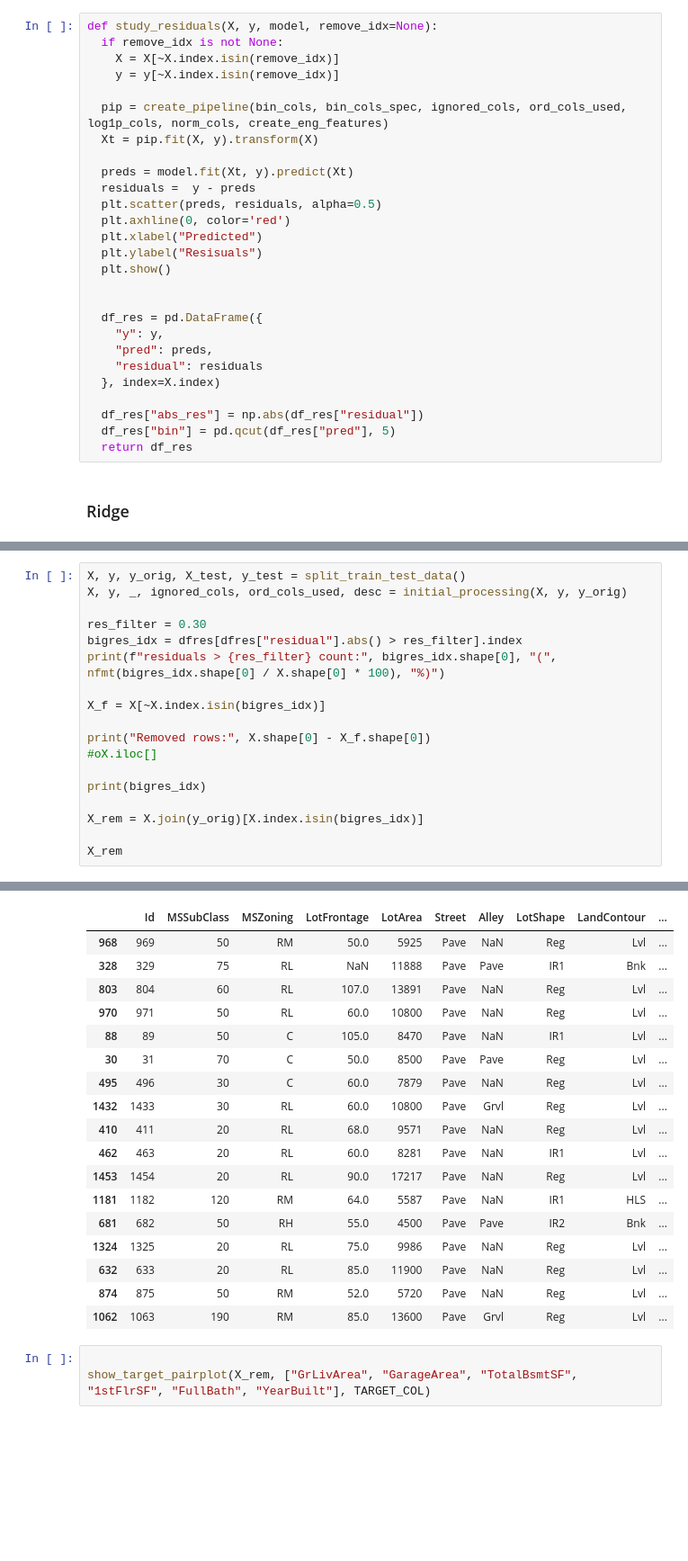
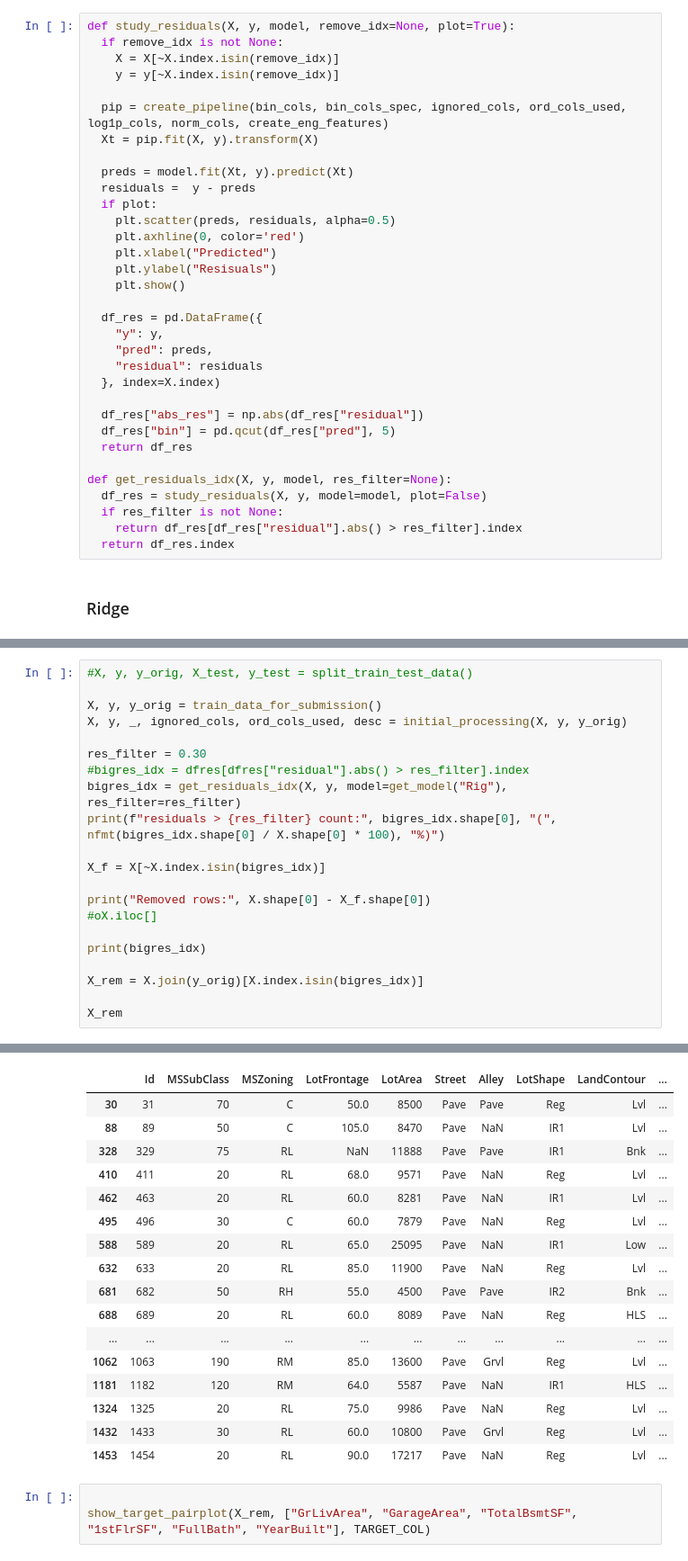
Before and after one commit to javrudsky/machine_learning, a Jupyter notebook: kaggle/housing/housing_v2.ipynb, the cells around one changed output, grey strips where cells are left out. Shown at 90% size. Cells and saved outputs as stored; diff of their text form; blank space fills up the shorter version.

```diff
--- a/kaggle/housing/housing_v2.ipynb
+++ b/kaggle/housing/housing_v2.ipynb
@@ -1903,7 +1944,7 @@ norm_cols = [col for col in df_norm.columns[df_norm.dtypes != "str"] if col not
 # %% [markdown]
 ### Functions
 # %%
-def study_residuals(X, y, model, remove_idx=None):
+def study_residuals(X, y, model, remove_idx=None, plot=True):
   if remove_idx is not None:
     X = X[~X.index.isin(remove_idx)]
     y = y[~X.index.isin(remove_idx)]
@@ -1913,12 +1954,12 @@ def study_residuals(X, y, model, remove_idx=None):
 
   preds = model.fit(Xt, y).predict(Xt)
   residuals =  y - preds
-  plt.scatter(preds, residuals, alpha=0.5)
-  plt.axhline(0, color='red')
-  plt.xlabel("Predicted")
-  plt.ylabel("Resisuals")
-  plt.show()
-
+  if plot:
+    plt.scatter(preds, residuals, alpha=0.5)
+    plt.axhline(0, color='red')
+    plt.xlabel("Predicted")
+    plt.ylabel("Resisuals")
+    plt.show()
 
   df_res = pd.DataFrame({
     "y": y,
@@ -1929,6 +1970,12 @@ def study_residuals(X, y, model, remove_idx=None):
   df_res["abs_res"] = np.abs(df_res["residual"])
   df_res["bin"] = pd.qcut(df_res["pred"], 5)
   return df_res
+
+def get_residuals_idx(X, y, model, res_filter=None):
+  df_res = study_residuals(X, y, model=model, plot=False)
+  if res_filter is not None:
+    return df_res[df_res["residual"].abs() > res_filter].index
+  return df_res.index
 # %% [markdown]
 ### Ridge
 # %%
@@ -1970,9 +2011,12 @@ Name: abs_res, dtype: float64
 # %%
-X, y, y_orig, X_test, y_test = split_train_test_data()
+#X, y, y_orig, X_test, y_test = split_train_test_data()
+
+X, y, y_orig = train_data_for_submission()
 X, y, _, ignored_cols, ord_cols_used, desc = initial_processing(X, y, y_orig)
 
 res_filter = 0.30
-bigres_idx = dfres[dfres["residual"].abs() > res_filter].index
+#bigres_idx = dfres[dfres["residual"].abs() > res_filter].index
+bigres_idx = get_residuals_idx(X, y, model=get_model("Rig"), res_filter=res_filter)
 print(f"residuals > {res_filter} count:", bigres_idx.shape[0], "(", nfmt(bigres_idx.shape[0] / X.shape[0] * 100), "%)")
 
 X_f = X[~X.index.isin(bigres_idx)]
@@ -1993,22 +2040,21 @@ Index([ 968,  328,  803,  970,   88,   30,  495, 1432,  410,  462, 1453, 1181,
       dtype='int64')
 |  | Id | MSSubClass | MSZoning | LotFrontage | LotArea | Street | Alley | LotShape | LandContour | ... |
-| 968 | 969 | 50 | RM | 50.0 | 5925 | Pave | NaN | Reg | Lvl | ... |
+| 30 | 31 | 70 | C | 50.0 | 8500 | Pave | Pave | Reg | Lvl | ... |
+| 88 | 89 | 50 | C | 105.0 | 8470 | Pave | NaN | IR1 | Lvl | ... |
 | 328 | 329 | 75 | RL | NaN | 11888 | Pave | Pave | IR1 | Bnk | ... |
-| 803 | 804 | 60 | RL | 107.0 | 13891 | Pave | NaN | Reg | Lvl | ... |
-| 970 | 971 | 50 | RL | 60.0 | 10800 | Pave | NaN | Reg | Lvl | ... |
-| 88 | 89 | 50 | C | 105.0 | 8470 | Pave | NaN | IR1 | Lvl | ... |
-| 30 | 31 | 70 | C | 50.0 | 8500 | Pave | Pave | Reg | Lvl | ... |
-| 495 | 496 | 30 | C | 60.0 | 7879 | Pave | NaN | Reg | Lvl | ... |
-| 1432 | 1433 | 30 | RL | 60.0 | 10800 | Pave | Grvl | Reg | Lvl | ... |
 | 410 | 411 | 20 | RL | 68.0 | 9571 | Pave | NaN | Reg | Lvl | ... |
 | 462 | 463 | 20 | RL | 60.0 | 8281 | Pave | NaN | IR1 | Lvl | ... |
+| 495 | 496 | 30 | C | 60.0 | 7879 | Pave | NaN | Reg | Lvl | ... |
+| 588 | 589 | 20 | RL | 65.0 | 25095 | Pave | NaN | IR1 | Low | ... |
+| 632 | 633 | 20 | RL | 85.0 | 11900 | Pave | NaN | Reg | Lvl | ... |
+| 681 | 682 | 50 | RH | 55.0 | 4500 | Pave | Pave | IR2 | Bnk | ... |
+| 688 | 689 | 20 | RL | 60.0 | 8089 | Pave | NaN | Reg | HLS | ... |
+| ... | ... | ... | ... | ... | ... | ... | ... | ... | ... | ... |
+| 1062 | 1063 | 190 | RM | 85.0 | 13600 | Pave | Grvl | Reg | Lvl | ... |
+| 1181 | 1182 | 120 | RM | 64.0 | 5587 | Pave | NaN | IR1 | HLS | ... |
+| 1324 | 1325 | 20 | RL | 75.0 | 9986 | Pave | NaN | Reg | Lvl | ... |
+| 1432 | 1433 | 30 | RL | 60.0 | 10800 | Pave | Grvl | Reg | Lvl | ... |
 | 1453 | 1454 | 20 | RL | 90.0 | 17217 | Pave | NaN | Reg | Lvl | ... |
-| 1181 | 1182 | 120 | RM | 64.0 | 5587 | Pave | NaN | IR1 | HLS | ... |
-| 681 | 682 | 50 | RH | 55.0 | 4500 | Pave | Pave | IR2 | Bnk | ... |
-| 1324 | 1325 | 20 | RL | 75.0 | 9986 | Pave | NaN | Reg | Lvl | ... |
-| 632 | 633 | 20 | RL | 85.0 | 11900 | Pave | NaN | Reg | Lvl | ... |
-| 874 | 875 | 50 | RM | 52.0 | 5720 | Pave | NaN | Reg | Lvl | ... |
-| 1062 | 1063 | 190 | RM | 85.0 | 13600 | Pave | Grvl | Reg | Lvl | ... |
 # %%
 
 show_target_pairplot(X_rem, ["GrLivArea", "GarageArea", "TotalBsmtSF", "1stFlrSF", "FullBath", "YearBuilt"], TARGET_COL)
```
Also changed, not shown: parts of 10 cells of this notebook.
